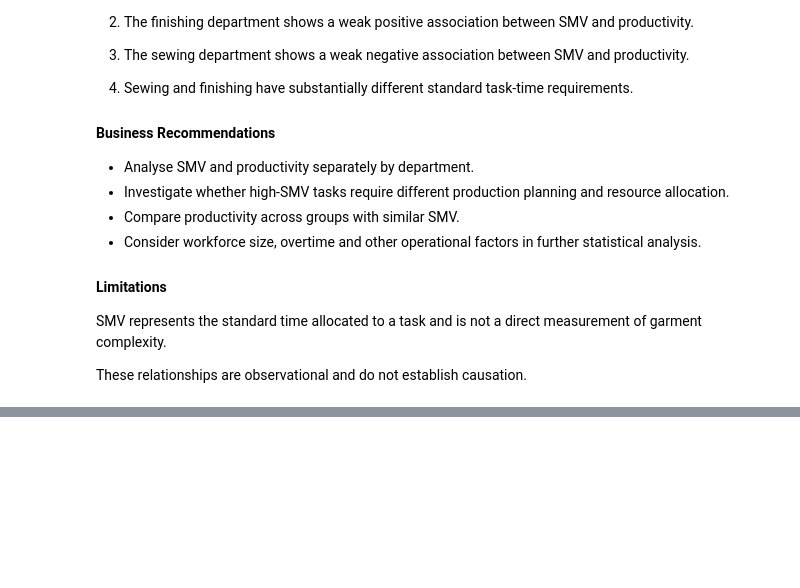
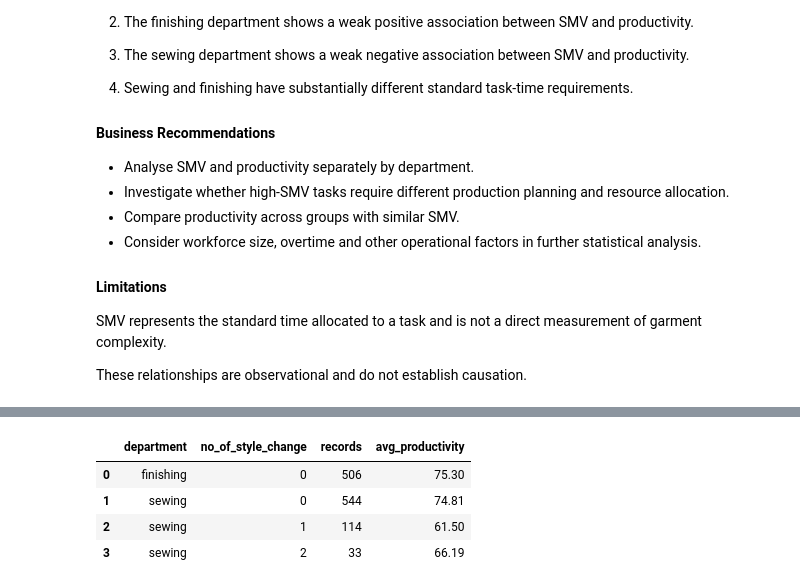
Before and after one commit to Reshmila2002/garment-production-intelligence, a Jupyter notebook: notebooks/03_operational_productivity_analysis.ipynb, the cells around one changed output, grey strips where cells are left out. Cells and saved outputs as stored; diff of their text form; code cells hidden in the pictures; blank space fills up the shorter version.

```diff
--- a/notebooks/03_operational_productivity_analysis.ipynb
+++ b/notebooks/03_operational_productivity_analysis.ipynb
@@ -895,0 +990,20 @@ establish causation.
+# %%
+
+# Compare style changes across departments
+
+style_department_summary = operational_df.groupby(
+    ["department", "no_of_style_change"]
+).agg(
+    records=("actual_productivity", "size"),
+    avg_productivity=("actual_productivity", "mean")
+).reset_index()
+
+style_department_summary["avg_productivity"] *= 100
+
+display(style_department_summary.round(2))
+# %% [output]
+|  | department | no_of_style_change | records | avg_productivity |
+| 0 | finishing | 0 | 506 | 75.30 |
+| 1 | sewing | 0 | 544 | 74.81 |
+| 2 | sewing | 1 | 114 | 61.50 |
+| 3 | sewing | 2 | 33 | 66.19 |
```
Also changed, not shown: parts of 8 cells of this notebook.
